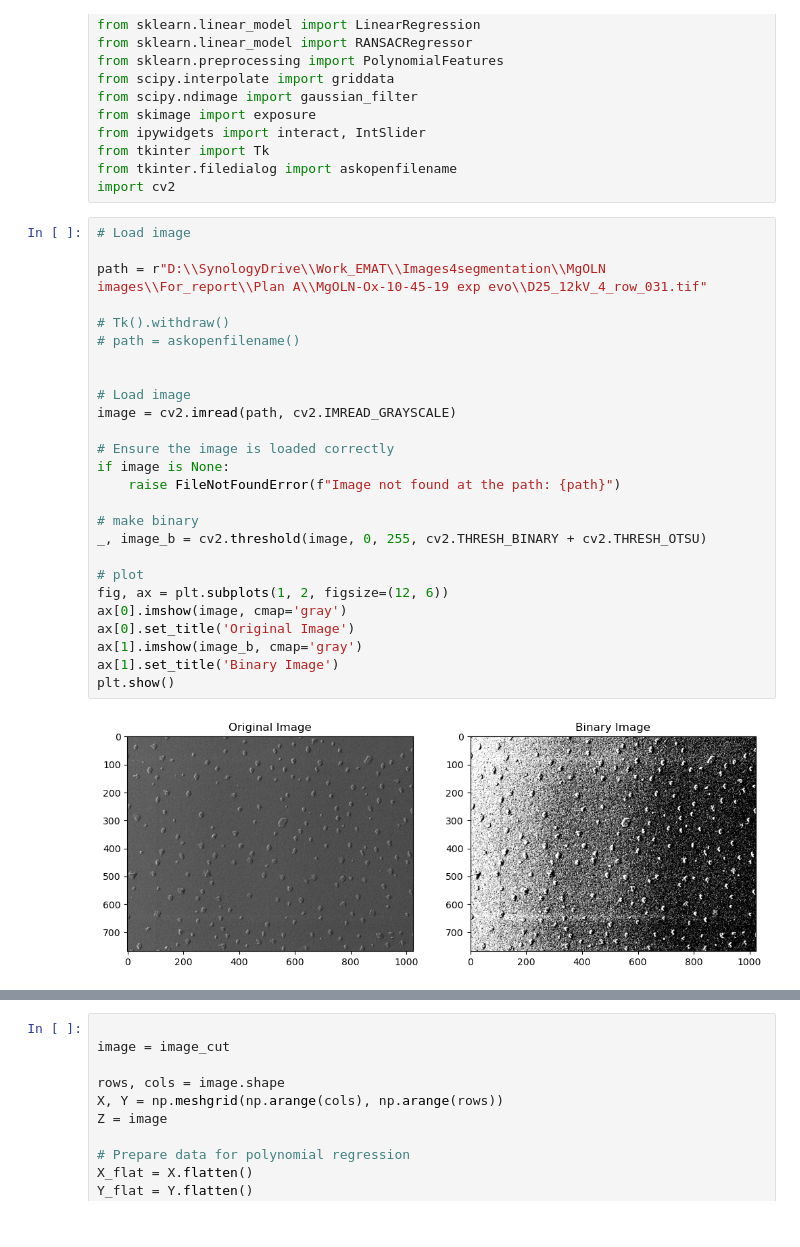
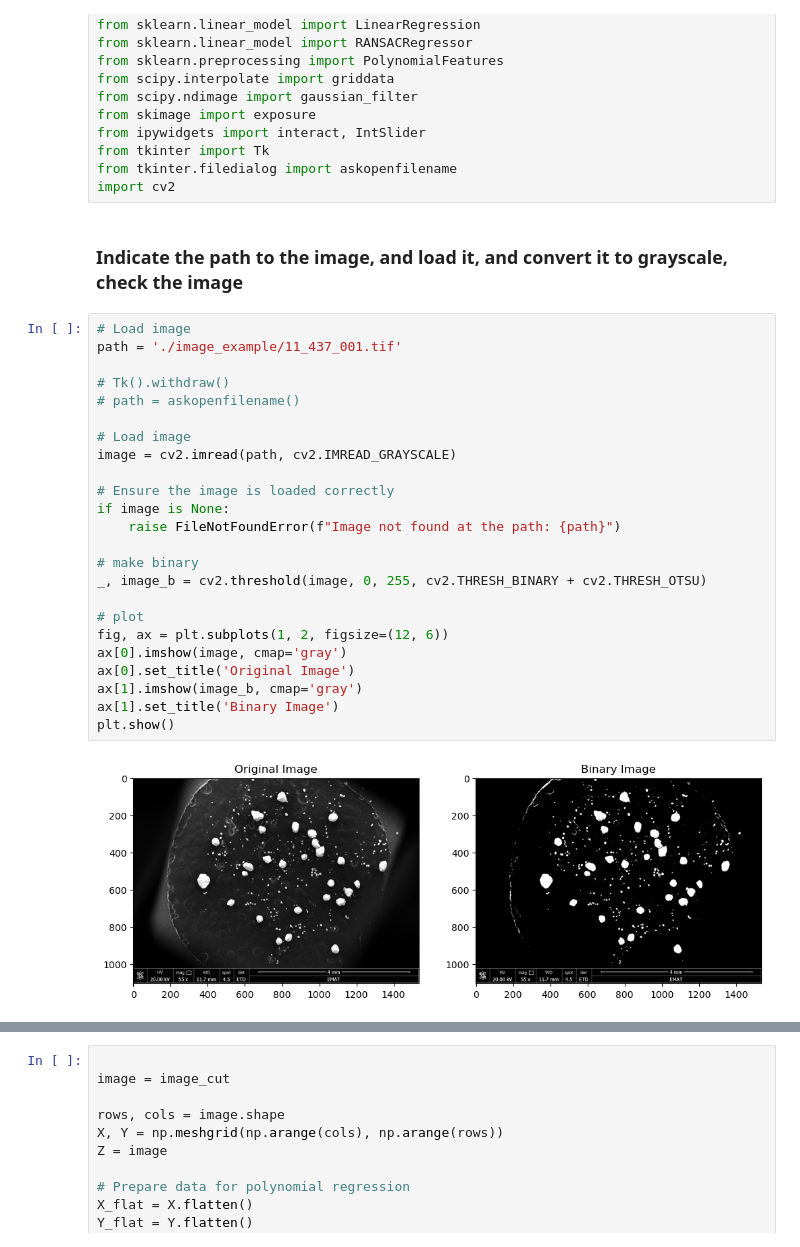
Before and after one commit to DexterChe/Binary_segmentation, a Jupyter notebook: Defect_analysis.ipynb, the cells around one changed output, grey strips where cells are left out. Saved outputs shown, nothing was run; the diff lists cells and outputs as text.

Commit message:
Added new example image and binarization in the script

```diff
--- a/Defect_analysis.ipynb
+++ b/Defect_analysis.ipynb
@@ -13,34 +13,34 @@ from ipywidgets import interact, IntSlider
 from tkinter import Tk
 from tkinter.filedialog import askopenfilename
 import cv2
+# %% [markdown]
+### Indicate the path to the image, and load it, and convert it to grayscale, check the image
 # %%
 # Load image
-
-path = r"D:\\SynologyDrive\\Work_EMAT\\Images4segmentation\\MgOLN images\\For_report\\Plan A\\MgOLN-Ox-10-45-19 exp evo\\D25_12kV_4_row_031.tif"
+path = './image_example/11_437_001.tif'
 
 # Tk().withdraw()
 # path = askopenfilename()
-
 
 # Load image
 image = cv2.imread(path, cv2.IMREAD_GRAYSCALE)
 
 # Ensure the image is loaded correctly
 if image is None:
 	raise FileNotFoundError(f"Image not found at the path: {path}")
 
 # make binary
 _, image_b = cv2.threshold(image, 0, 255, cv2.THRESH_BINARY + cv2.THRESH_OTSU)
 
 # plot
 fig, ax = plt.subplots(1, 2, figsize=(12, 6))
 ax[0].imshow(image, cmap='gray')
 ax[0].set_title('Original Image')
 ax[1].imshow(image_b, cmap='gray')
 ax[1].set_title('Binary Image')
 plt.show()
 # %% [output]
-[figure, old version]
+[figure, new version]
 # %%
 # global variables
 global image_cut
```
Also changed, not shown: parts of 1 cell of this notebook, 1 other file.
